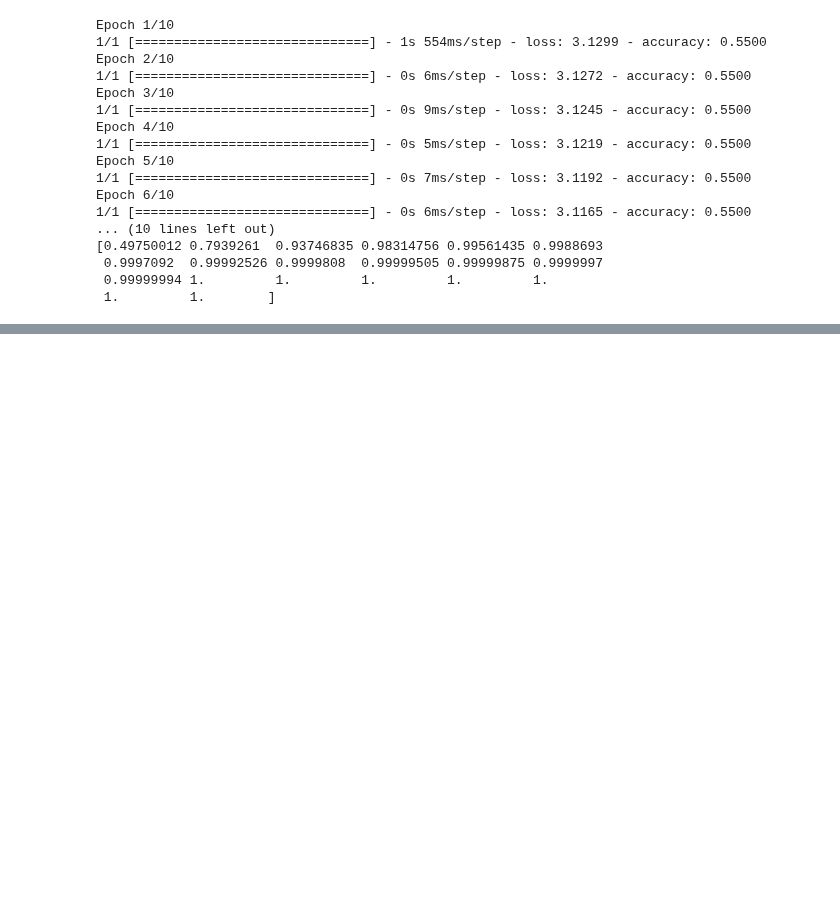
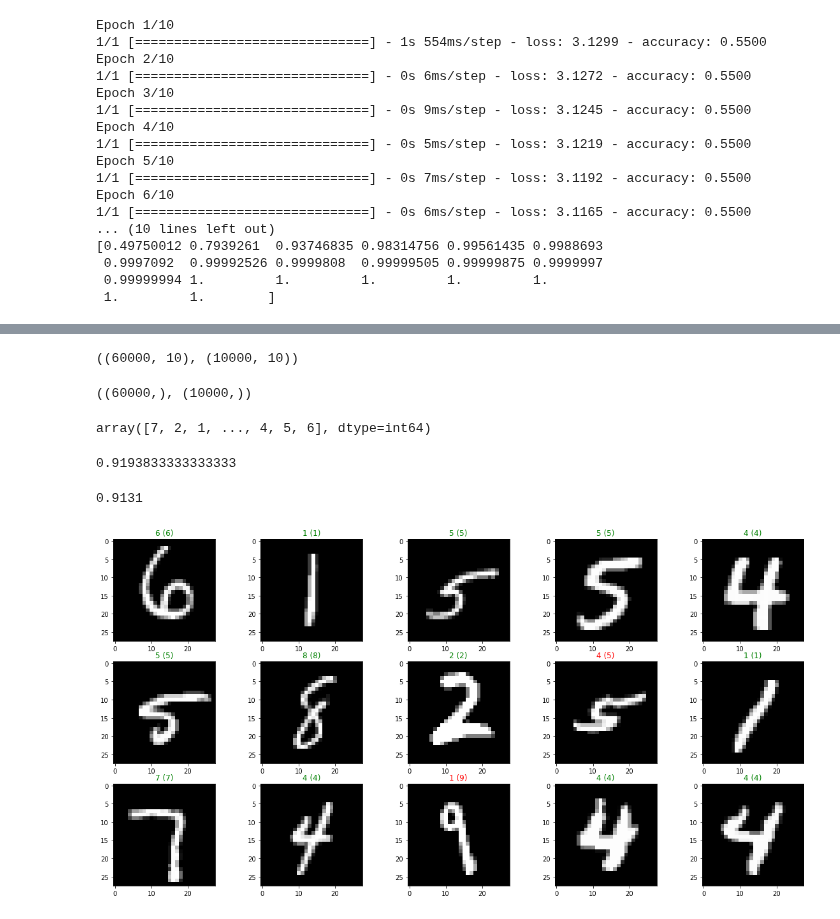
Before and after one commit to mskyun721/aivle_python, a Jupyter notebook: Class/tensorflow.ipynb, the cells around one changed output, grey strips where cells are left out. Cells and saved outputs as stored; diff of their text form; code cells hidden in the pictures; blank space fills up the shorter version.

```diff
--- a/Class/tensorflow.ipynb
+++ b/Class/tensorflow.ipynb
@@ -750,0 +380,6 @@ None
+# %%
+# one-hot encoding
+y_train = to_categorical(y_train, 10)
+y_val = to_categorical(y_val, 10)
+
+y_train.shape, y_val.shape
@@ -750,0 +426,12 @@ None
+# %%
+es = EarlyStopping(monitor='val_loss', # 관측 대상
+                   min_delta=0,        # 최소한 나빠지지 않으면 괜찮아
+                   patience=5,         # 성능 개선되지 않는 걸 얼마나 참을래?
+                   verbose=1,
+                   restore_best_weights=True # 학습이 멈췄을 때, 최적의 가중치로 전환해줌
+                   )
+# %%
+model.fit(x_train, y_train, epochs=50, verbose=1,
+          validation_split=0.2,    # Train data의 20%를 Validation data로!
+          callbacks=[es]           # Early Stopping 적용
+          )
@@ -750,0 +457,3 @@ None
+# %%
+pred_train = model.predict(x_train)
+pred_val = model.predict(x_val)
@@ -750,0 +463,41 @@ None
+# %%
+pred_train.shape, pred_val.shape
+# %% [output]
+((60000, 10), (10000, 10))
+# %%
+single_pred_train = pred_train.argmax(axis=1)
+single_pred_val = pred_val.argmax(axis=1)
+single_pred_train.shape, single_pred_val.shape
+# %% [output]
+((60000,), (10000,))
+# %%
+y_val.argmax(axis=1)
+# %% [output]
+array([7, 2, 1, ..., 4, 5, 6], dtype=int64)
+# %%
+logi_train_accuracy = accuracy_score(y_train.argmax(axis=1), single_pred_train)
+logi_train_accuracy
+# %% [output]
+0.9193833333333333
+# %%
+logi_test_accuracy = accuracy_score(y_val.argmax(axis=1), single_pred_val)
+logi_test_accuracy
+# %% [output]
+0.9131
+# %%
+mnist_labels = ['0', '1', '2', '3', '4', '5', '6', '7', '8', '9']
+
+figure = plt.figure(figsize=(20, 10))
+
+for i, index in enumerate(np.random.choice(x_val.shape[0], size=15, replace=False)):
+    ax = figure.add_subplot(3, 5, i + 1)
+    # Display each image
+    ax.imshow(x_val[index].reshape([28,-1]), cmap='gray' )
+
+    predict_index = pred_val[index].argmax(axis=0)
+    true_index = y_val[index].argmax(axis=0)
+    # Set the title for each image
+    ax.set_title(f"{mnist_labels[predict_index]} ({mnist_labels[true_index]})",
+                 color=("green" if predict_index == true_index else "red"))
+# %% [output]
+[figure, added]
```
Also changed, not shown: parts of 54 cells of this notebook, 1 other file.
